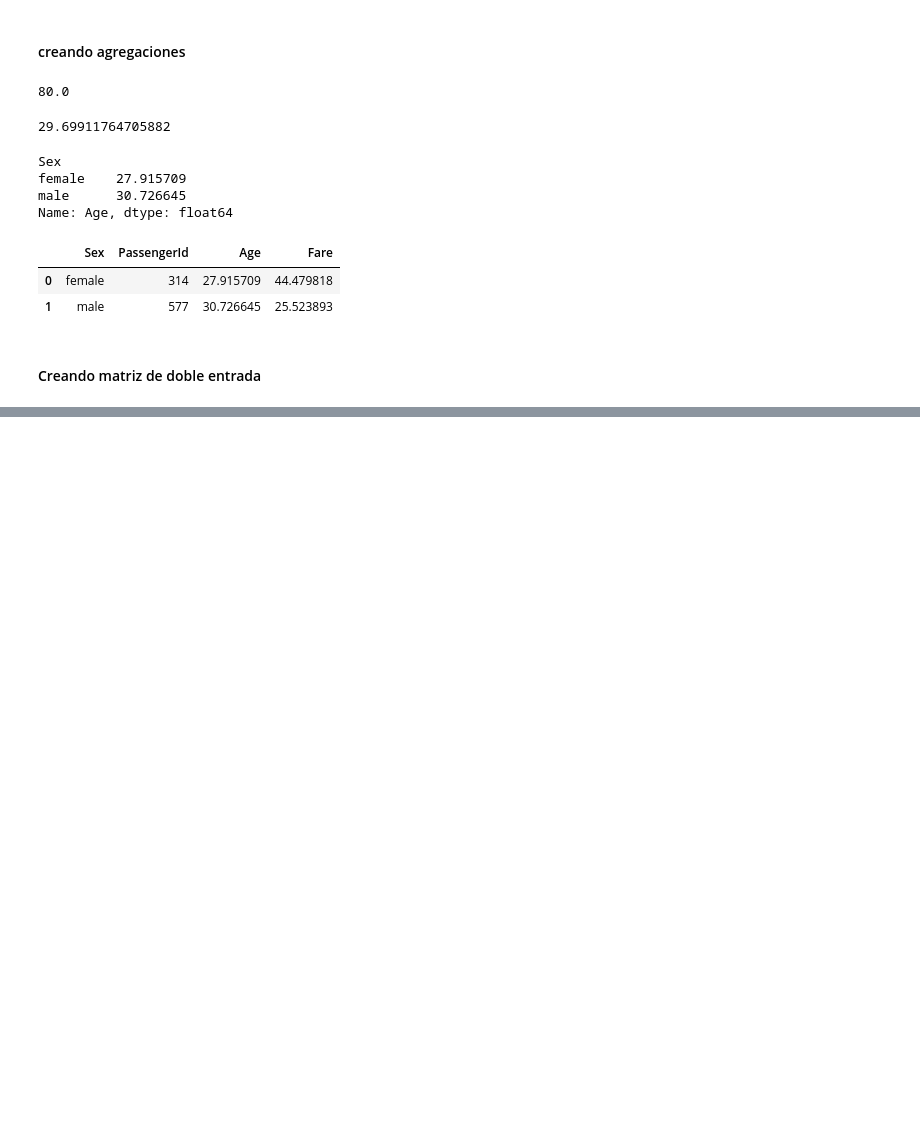
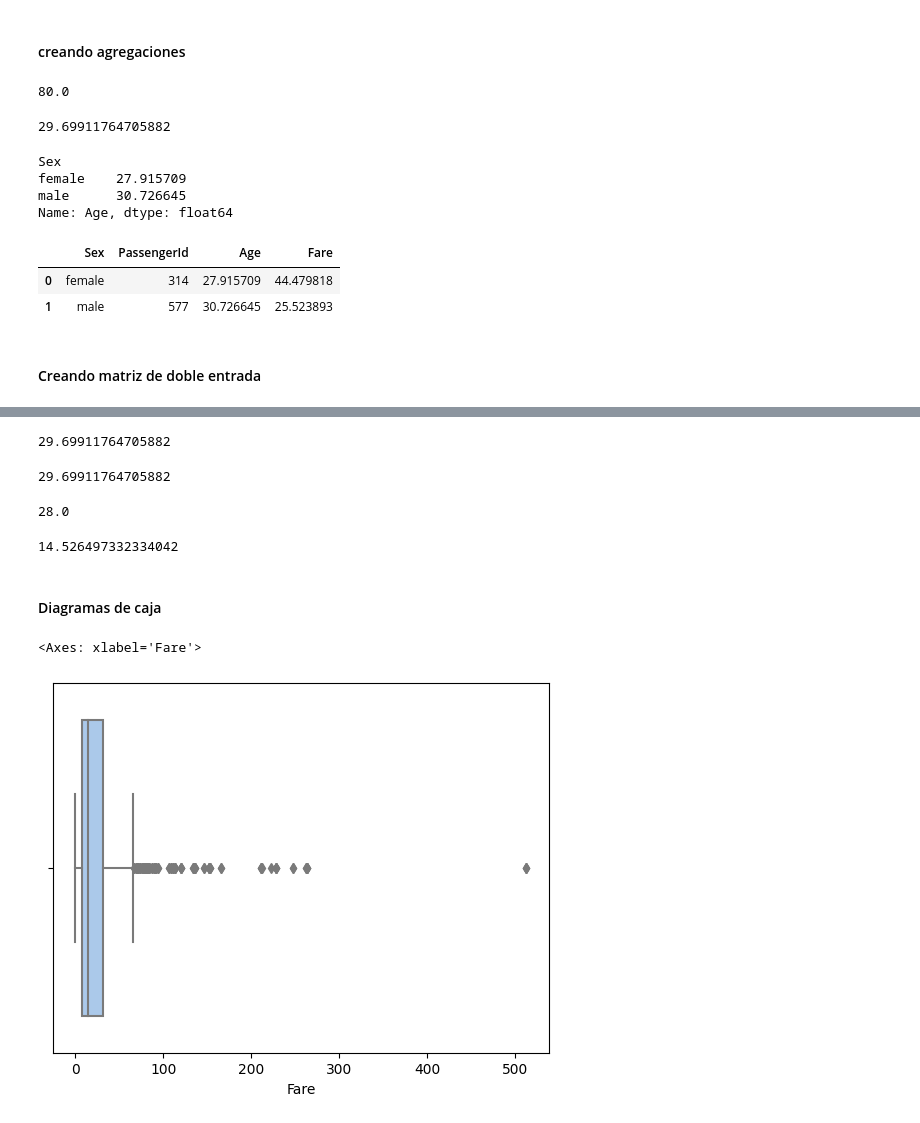
Before and after one commit to Delz1N/Especializacion-ML-DL-e-IA, a Jupyter notebook: ML,_DL_E_IA_DMC.ipynb, the cells around one changed output, grey strips where cells are left out. Drawn from its saved outputs; the diff is of its cells as text; code cells hidden in the pictures; blank space fills up the shorter version.

```diff
--- a/ML,_DL_E_IA_DMC.ipynb
+++ b/ML,_DL_E_IA_DMC.ipynb
@@ -1170,0 +1179,5 @@ pddf.head()
+# %%
+# leer data desde un archivo csv
+
+titanic = pd.read_csv('/content/train_titanic.csv', delimiter = ',')
+titanic.head()
@@ -1170,0 +1211,28 @@ pddf.head()
+# %%
+# promedio
+
+titanic.Age.sum()/titanic.Age.count()
+# %% [output]
+29.69911764705882
+# %%
+titanic.Age.mean()
+# %% [output]
+29.69911764705882
+# %%
+titanic.Age.median()
+# %% [output]
+28.0
+# %%
+titanic.Age.std()
+# %% [output]
+14.526497332334042
+# %% [markdown]
+#### Diagramas de caja
+# %%
+# Diagrama de cajas - boxplot
+
+
+sns.boxplot(x = titanic['Fare']) # x el grafico saldra echado y
+# %% [output]
+<Axes: xlabel='Fare'>
+[figure, added]
```
Also changed, not shown: parts of 55 cells of this notebook.
